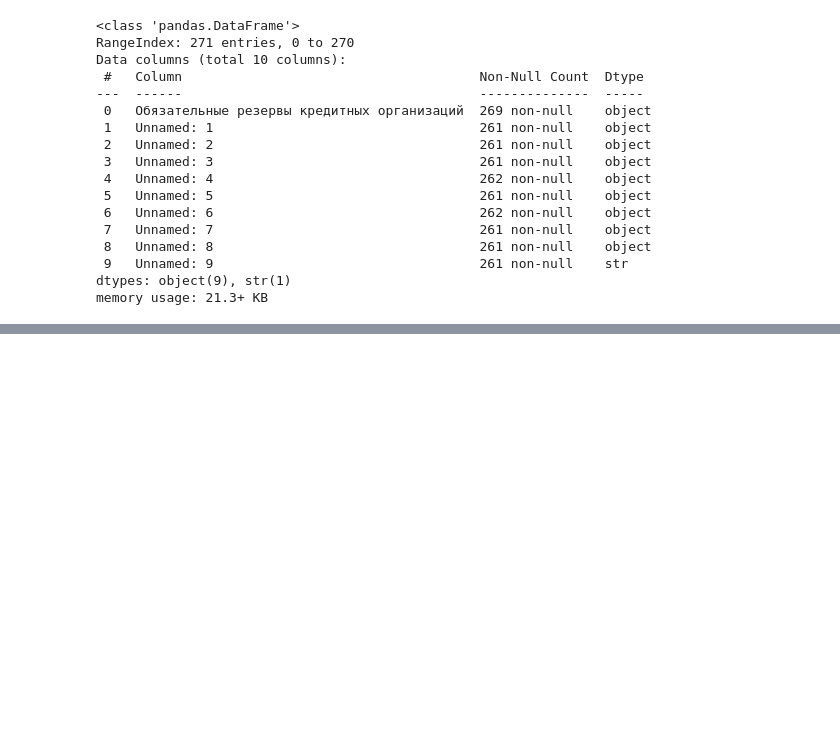
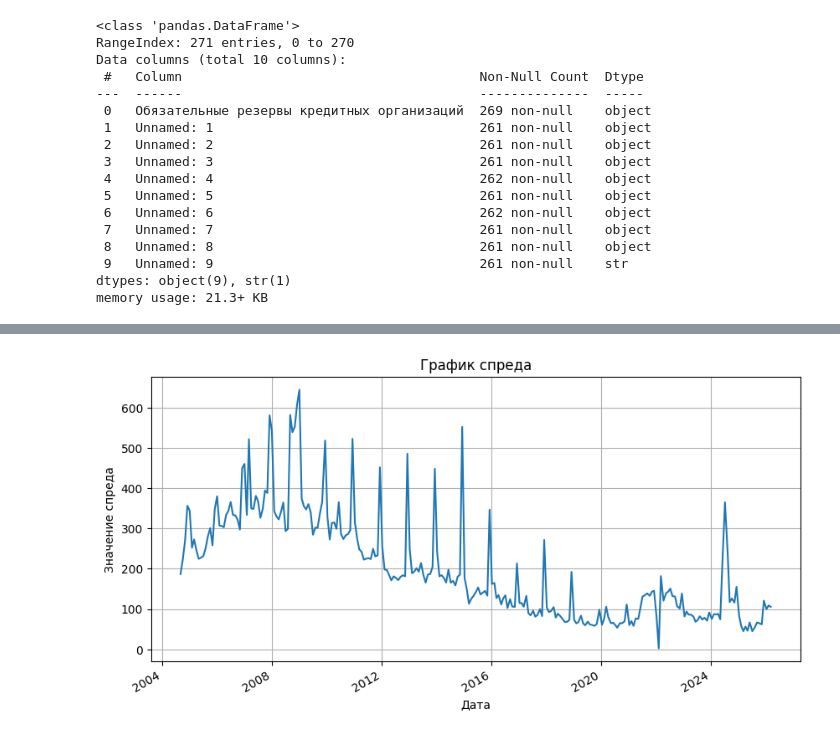
Before and after one commit to Povid1o/MathMode_LiquidityCatchers_RuLiquiditySentinel, a Jupyter notebook: ml/notebooks/model_1.ipynb, the cells around one changed output, grey strips where cells are left out. Drawn from its saved outputs; the diff is of its cells as text; code cells hidden in the pictures; blank space fills up the shorter version.

```diff
--- a/ml/notebooks/model_1.ipynb
+++ b/ml/notebooks/model_1.ipynb
@@ -81,6 +81,13 @@ df.tail()
 df.dropna(how='any',inplace=True)
 # %%
 df['Дата'] = pd.to_datetime(df['Дата'])
+for col in df.columns.drop('Дата'):
+    if col != 'период усреднения обязательных резервов':
+        df[col] = pd.to_numeric(df[col], errors='coerce').astype(float)
+
+df.sort_values('Дата', inplace=True)
+df.reset_index(drop=True, inplace=True)
+
 df.head()
 # %% [output]
 |  | Дата | фактические остатки | обязательные резервы | Обязательные резервы на счетах дл... | период усреднения обязательных ре... | ... |
@@ -101 +108,10 @@ df.head()
 | 4 | 2005-01-01 | 356.675806 | 12.7 | 171.6 | 2005-01-01 00:00:00 | ... |
+# %%
+df['Дата'] = pd.to_datetime(df['Дата'])
+for col in df.columns.drop('Дата'):
+    if col!='период усреднения обязательных резервов':
+        df[col] = pd.to_numeric(df[col], errors='coerce').astype(float)
+
+df.sort_values('Дата', inplace=True)
+df.reset_index(drop=True, inplace=True)
+df.head()
@@ -101,0 +236,9 @@ df.head()
+# %%
+df.set_index('Дата', inplace=True)
+df['спред'].plot(kind='line', title='График спреда', figsize=(10, 5))
+plt.xlabel('Дата')
+plt.ylabel('Значение спреда')
+plt.grid(True)
+plt.show()
+# %% [output]
+[figure, added]
```
Also changed, not shown: parts of 12 cells of this notebook, 1 other file.
